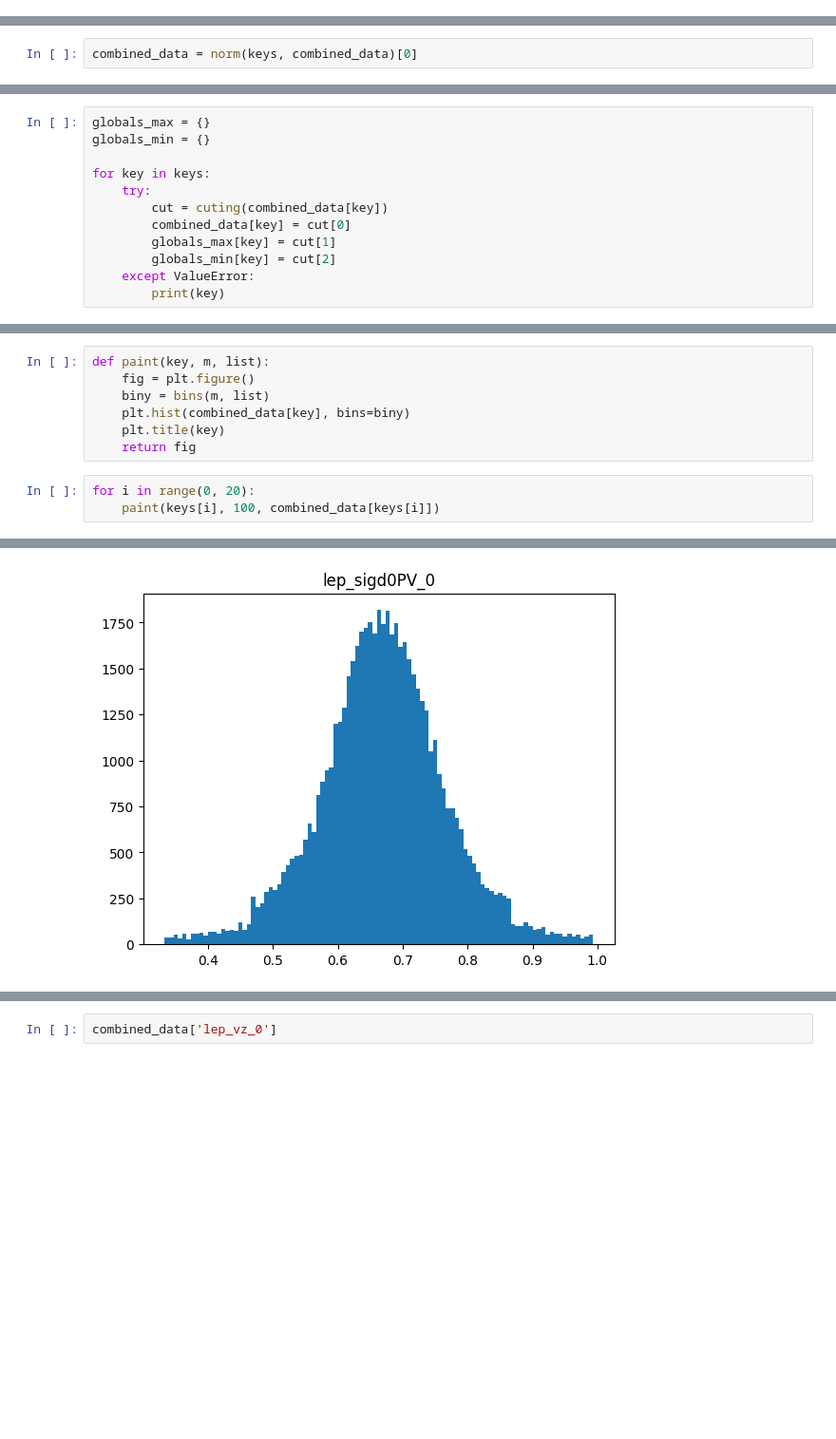
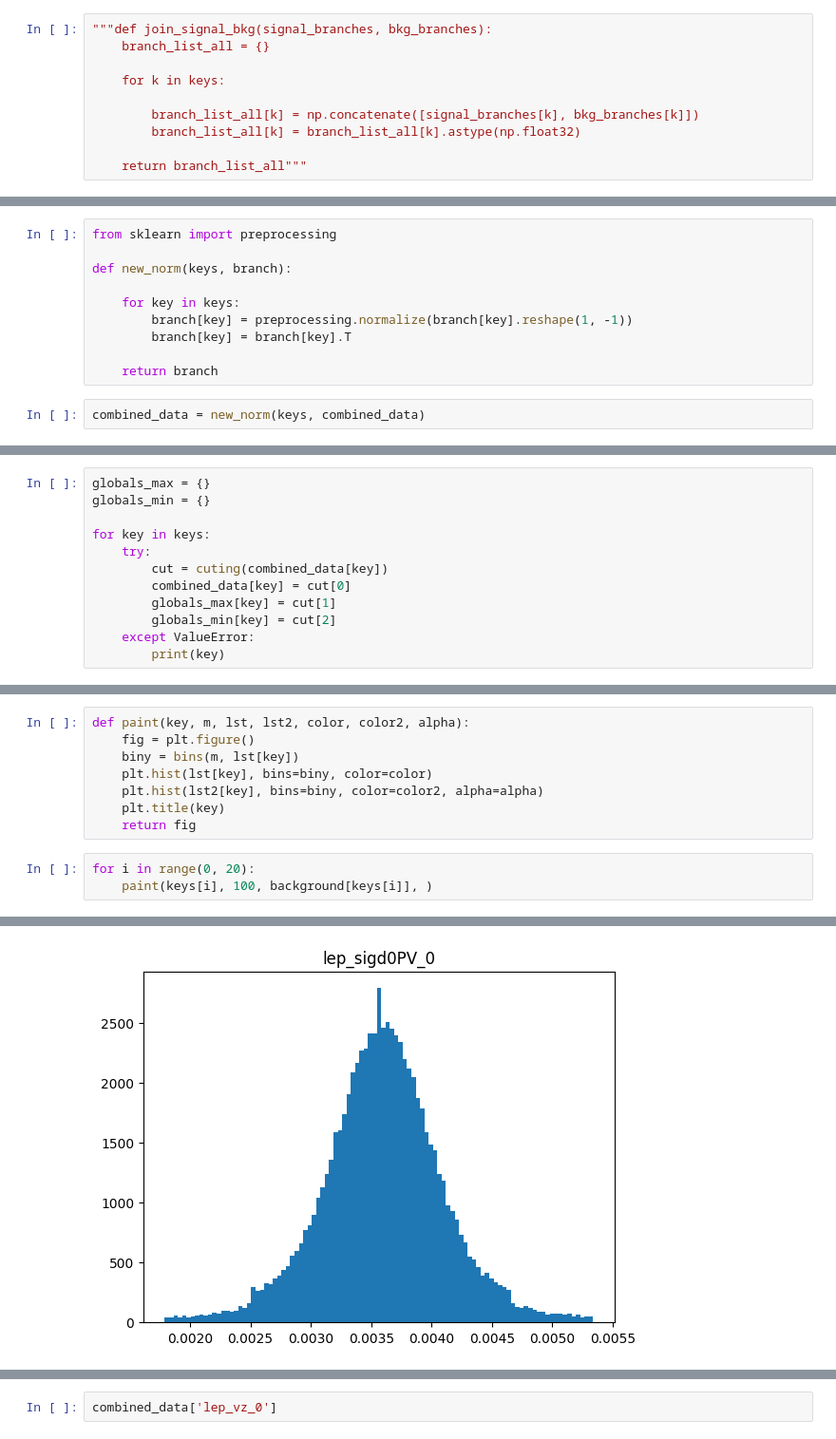
Before and after one commit to slysek/autoencoding_pp, a Jupyter notebook: norm.ipynb, the cells around one changed output, grey strips where cells are left out. Shown at 95% size. Saved outputs shown, nothing was run; the diff lists cells and outputs as text; blank space fills up the shorter version.

```diff
--- a/norm.ipynb
+++ b/norm.ipynb
@@ -101,3 +66,13 @@ for i in keys:
         combined_data[i] = combined_data[i].astype(np.float32)
     except ValueError:
         print(i)
+# %%
+"""def join_signal_bkg(signal_branches, bkg_branches):
+    branch_list_all = {}
+
+    for k in keys:
+
+        branch_list_all[k] = np.concatenate([signal_branches[k], bkg_branches[k]])
+        branch_list_all[k] = branch_list_all[k].astype(np.float32)
+
+    return branch_list_all"""
@@ -137,5 +140,15 @@ def norm(keys, branch):
 
 
     return [branch, maxes, mins]
+# %%
+from sklearn import preprocessing
+
+def new_norm(keys, branch):
+
+    for key in keys:
+        branch[key] = preprocessing.normalize(branch[key].reshape(1, -1))
+        branch[key] = branch[key].T
+
+    return branch
 # %%
-combined_data = norm(keys, combined_data)[0]
+combined_data = new_norm(keys, combined_data)
@@ -200,11 +255,12 @@ for key in keys:
 # %%
-def paint(key, m, list):
+def paint(key, m, lst, lst2, color, color2, alpha):
     fig = plt.figure()
-    biny = bins(m, list)
-    plt.hist(combined_data[key], bins=biny)
+    biny = bins(m, lst[key])
+    plt.hist(lst[key], bins=biny, color=color)
+    plt.hist(lst2[key], bins=biny, color=color2, alpha=alpha)
     plt.title(key)
     return fig
 # %%
 for i in range(0, 20):
-    paint(keys[i], 100, combined_data[keys[i]])
+    paint(keys[i], 100, background[keys[i]], )
 # %% [output]
@@ -216 +272 @@ for i in range(0, 20):
-[figure, old version]
+[figure, new version]
```
Also changed, not shown: parts of 16 cells of this notebook, 1 other file.
